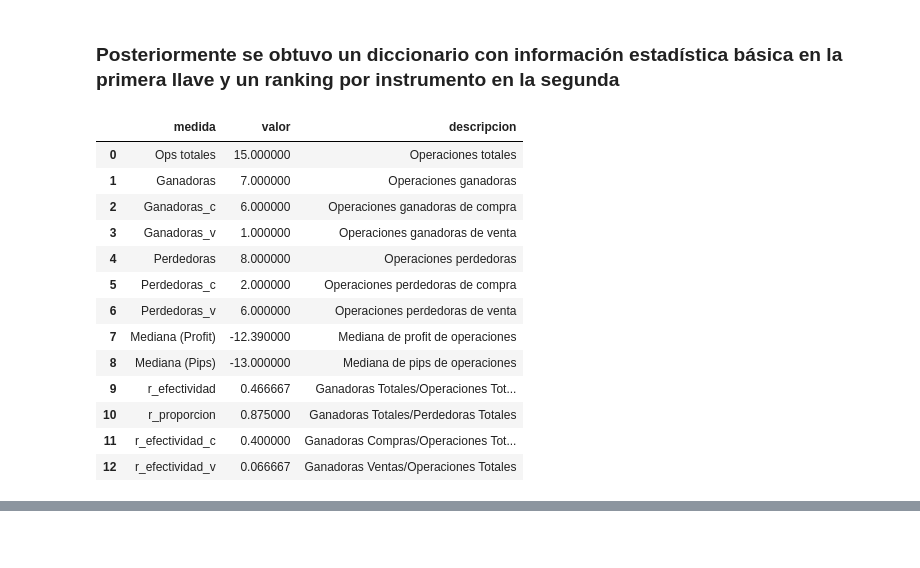
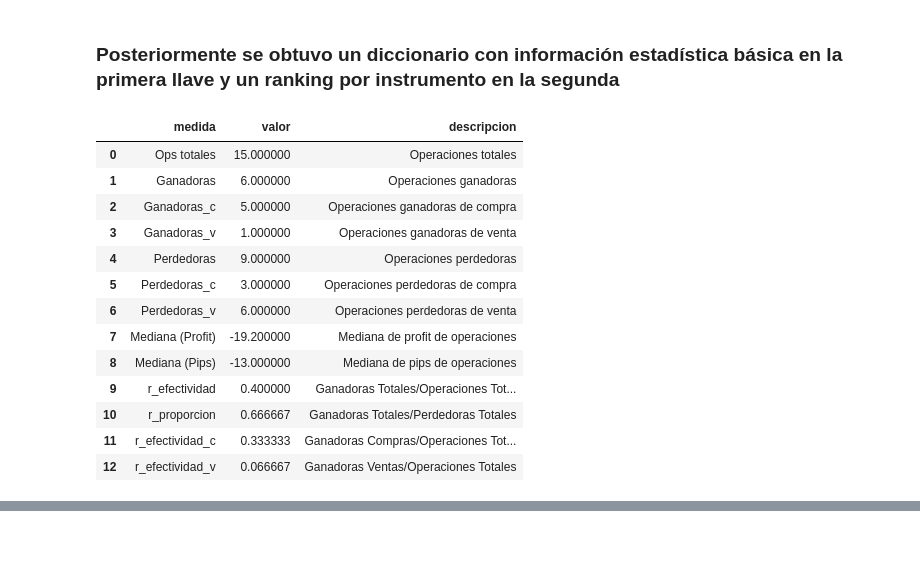
Before and after one commit to manuel97-20/myst_equipo3_lab3, a Jupyter notebook: notebook.ipynb, the cells around one changed output, grey strips where cells are left out. Drawn from its saved outputs; the diff is of its cells as text; code cells hidden in the pictures.

```diff
--- a/notebook.ipynb
+++ b/notebook.ipynb
@@ -123,22 +117,22 @@ pips.head()
 # %% [markdown]
 ### Posteriormente se obtuvo un diccionario con información estadística básica en la primera llave y un ranking por instrumento en la segunda
 # %%
-diccionario = fn.f_estadisticas_ba(dt.archivo)
+diccionario = fn.f_estadisticas_ba(mn.archivo)
 diccionario['df_1_tabla']
 # %% [output]
 |  | medida | valor | descripcion |
 | 0 | Ops totales | 15.000000 | Operaciones totales |
-| 1 | Ganadoras | 7.000000 | Operaciones ganadoras |
-| 2 | Ganadoras_c | 6.000000 | Operaciones ganadoras de compra |
+| 1 | Ganadoras | 6.000000 | Operaciones ganadoras |
+| 2 | Ganadoras_c | 5.000000 | Operaciones ganadoras de compra |
 | 3 | Ganadoras_v | 1.000000 | Operaciones ganadoras de venta |
-| 4 | Perdedoras | 8.000000 | Operaciones perdedoras |
-| 5 | Perdedoras_c | 2.000000 | Operaciones perdedoras de compra |
+| 4 | Perdedoras | 9.000000 | Operaciones perdedoras |
+| 5 | Perdedoras_c | 3.000000 | Operaciones perdedoras de compra |
 | 6 | Perdedoras_v | 6.000000 | Operaciones perdedoras de venta |
-| 7 | Mediana (Profit) | -12.390000 | Mediana de profit de operaciones |
+| 7 | Mediana (Profit) | -19.200000 | Mediana de profit de operaciones |
 | 8 | Mediana (Pips) | -13.000000 | Mediana de pips de operaciones |
-| 9 | r_efectividad | 0.466667 | Ganadoras Totales/Operaciones Tot... |
-| 10 | r_proporcion | 0.875000 | Ganadoras Totales/Perdedoras Totales |
-| 11 | r_efectividad_c | 0.400000 | Ganadoras Compras/Operaciones Tot... |
+| 9 | r_efectividad | 0.400000 | Ganadoras Totales/Operaciones Tot... |
+| 10 | r_proporcion | 0.666667 | Ganadoras Totales/Perdedoras Totales |
+| 11 | r_efectividad_c | 0.333333 | Ganadoras Compras/Operaciones Tot... |
 | 12 | r_efectividad_v | 0.066667 | Ganadoras Ventas/Operaciones Totales |
 # %%
 diccionario['df_2_ranking']
```
Also changed, not shown: parts of 19 cells of this notebook, 2 other files.
